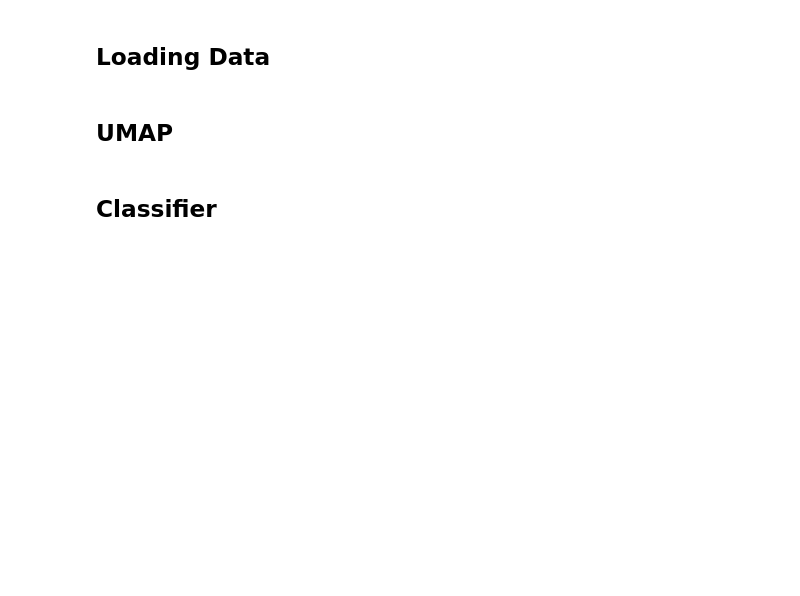
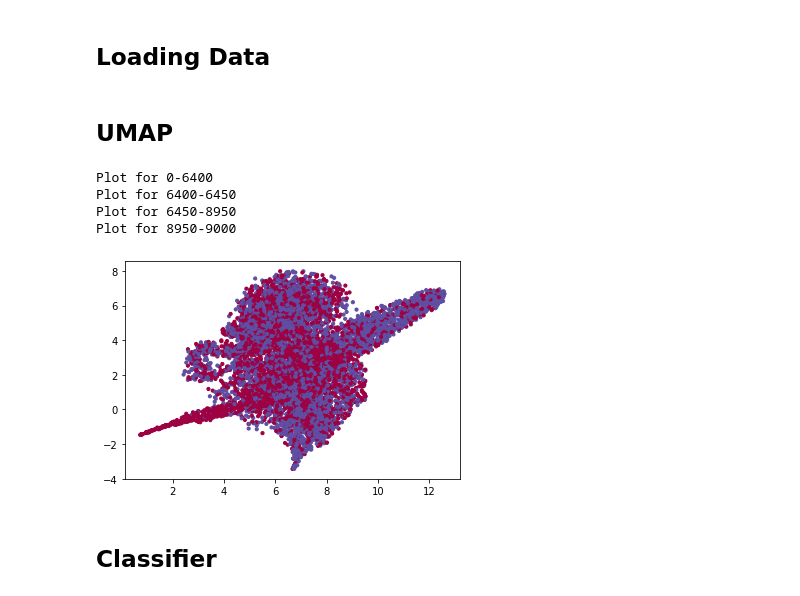
Before and after one commit to CadmusFlux/Implicit_neural_representation, a Jupyter notebook: visualisation.ipynb, the cells around one changed output. Cells and saved outputs as stored; diff of their text form; code cells hidden in the pictures; blank space fills up the shorter version.

```diff
--- a/visualisation.ipynb
+++ b/visualisation.ipynb
@@ -99,6 +105,16 @@ def shuffle_arrays(arrays, set_seed=-1):
         rstate.shuffle(arr)
 # %%
 def plot_umaps(weights,target,digits):
+
+    '''
+        Function to return an array with only classes present in the digits variable. If the digits array has ([0,1]), then pnly instances
+        where target == 0/1 are chosen and stacked together.
+
+        return:
+
+            wa --> new weights array
+            ta --> new target array
+    '''
 
     wa = []
     ta = []
@@ -121,10 +137,35 @@ def plot_umaps(weights,target,digits):
 
     return wa,ta
 # %%
-for a,b in it.combinations(np.arange(10), 2):
+for a,b in it.combinations(np.arange(2), 2):
 
-    ws,ts = plot_umaps(weights_array,targets,np.array([a,b]))
+    ws,ts = plot_umaps(weights_array[:,8400:8450],targets,np.array([a,b]))
+    embedding = reducer.fit_transform(ws)
 
-    embedding = reducer.fit_transform(np.delete(ws,np.s_[9050:-1],1))
-
-    plot_fig(embedding,ts,np.array([a,b]))
+    plot_fig(embedding,ts,np.array([a,b]),dataset_name)
+# %%
+# lo = 3050
+
+# while lo <9051:
+
+layers = [0,6400,6450,8950,9000,9050,9051]
+images_layers = []
+fig, axes = plt.subplots(nrows=2, ncols=3, figsize=(20,20))
+
+for lo in range(len(layers)-3):
+
+    for a,b in it.combinations(np.arange(2), 2):
+
+        print("Plot for {0}-{1}".format(layers[lo],layers[lo+1]))
+        ws,ts = plot_umaps(weights_array[:,layers[lo]:layers[lo+1]],targets,np.array([a,b]))
+        embedding = reducer.fit_transform(ws)
+
+        plt.scatter(embedding[:, 0], embedding[:, 1], c=ts, cmap='Spectral', s=10)
+
+    # lo += 50
+# %% [output]
+Plot for 0-6400
+Plot for 6400-6450
+Plot for 6450-8950
+Plot for 8950-9000
+[figure, added]
```
Also changed, not shown: parts of 20 cells of this notebook, 1 other file.
